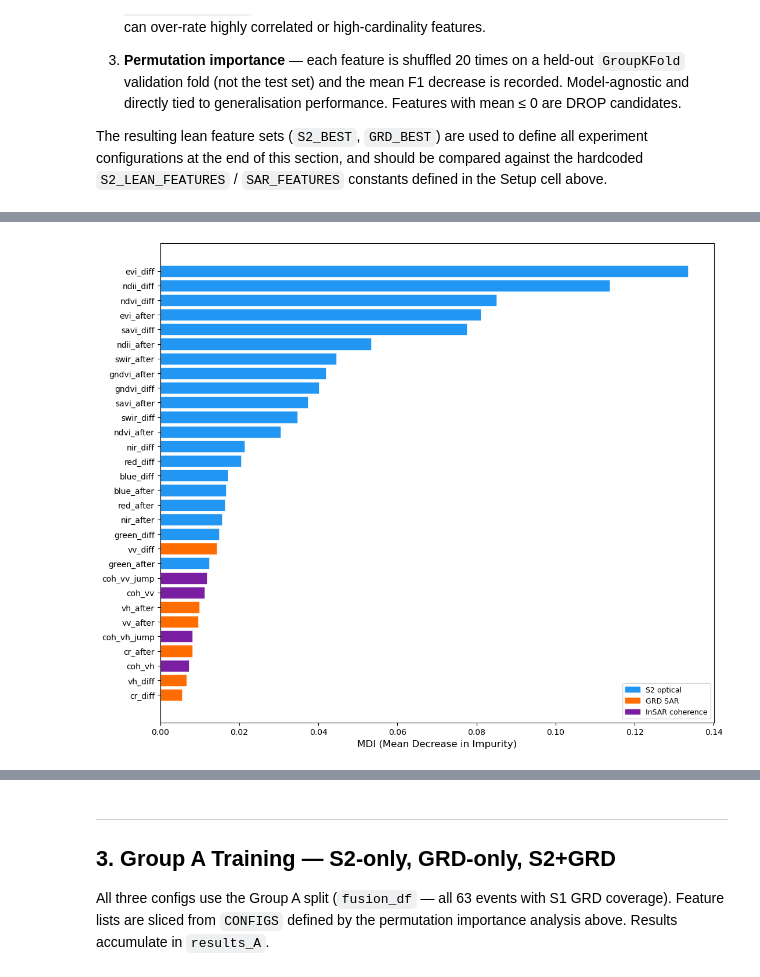
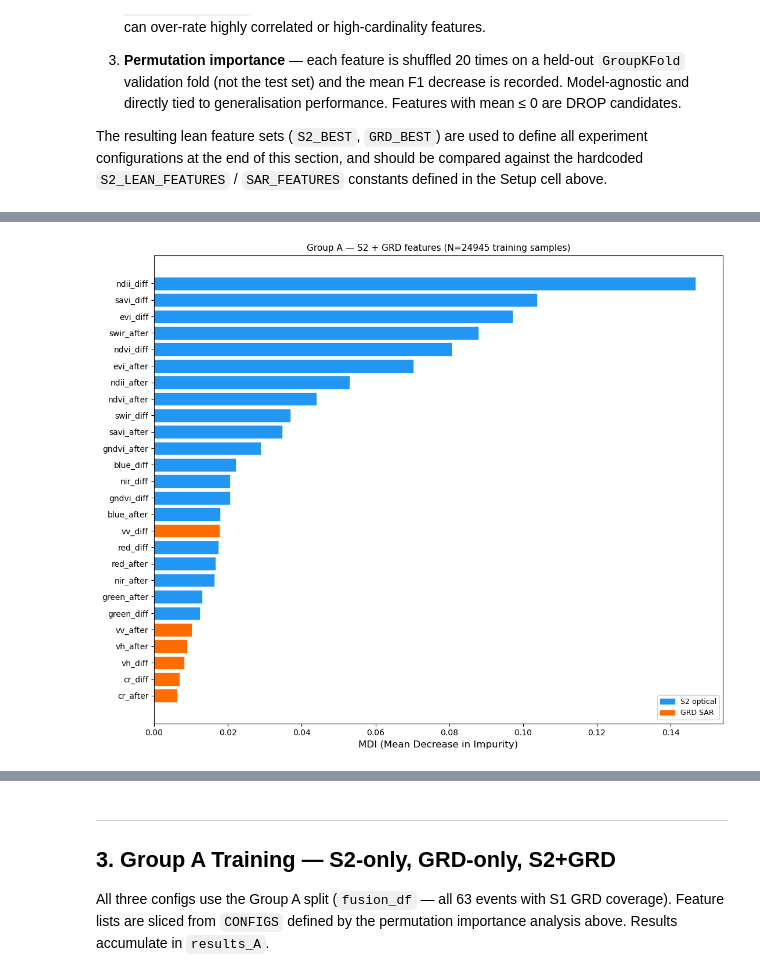
Before and after one commit to klaveflo/satellite-mowing-detection, a Jupyter notebook: notebooks/08_model_training.ipynb, the cells around one changed output, grey strips where cells are left out. Saved outputs shown, nothing was run; the diff lists cells and outputs as text; code cells hidden in the pictures.

```diff
--- a/notebooks/08_model_training.ipynb
+++ b/notebooks/08_model_training.ipynb
@@ -60,7 +60,7 @@ IMG_DIR = DOCS_DIR
 
 # Feature constants used by the feature selection analysis (Section 2 below)
 SAR_FEATURES = ['vv_after', 'vh_after', 'cr_after', 'vv_diff', 'vh_diff', 'cr_diff']
-COH_FEATURES = ['coh_vv', 'coh_vh', 'coh_vv_jump', 'coh_vh_jump']
+COH_FEATURES = ['coh_before_vv', 'coh_before_vh', 'coh_after_vv', 'coh_after_vh', 'coh_vv_jump', 'coh_vh_jump']
 
 # Group A: all events with S1 GRD coverage (S2 + GRD feature columns available)
 fusion_df = pd.read_csv(SAMPLES_FUSION_CSV)
@@ -284,57 +289,84 @@ Highly correlated feature pairs (|r| > 0.85, sorted by |r| desc):
   InSAR coherence       : no pairs above threshold
 # %%
 # ── STEP 3 — Preliminary RF for MDI ─────────────────────────────────────────
-# Trained on all 30 features using the feature-selection training split.
-# FOR FEATURE SELECTION ONLY — this model is NOT saved to models/
+# Analysis A: S2 + GRD features on Group A (fusion_df, 26 features)
+# Analysis B: Coherence features on Group B (coh_df training split, 4 features)
+# FOR FEATURE SELECTION ONLY — these models are NOT saved to models/
 
 print('─' * 70)
-print('STEP 3 — Preliminary RF (n_estimators=200) for MDI  [not saved to models/]')
+print('STEP 3 — MDI Feature Importance  [not saved to models/]')
 print('─' * 70)
 
 from sklearn.ensemble import RandomForestClassifier
-from sklearn.model_selection import GroupKFold
-from sklearn.metrics import f1_score as _f1
+from sklearn.model_selection import GroupShuffleSplit as _GSS
 
-X_fs = fs_train_df[FS_ALL_30]
-y_fs = fs_train_df['label']
+FS_ALL_26 = FS_ALL_S2 + SAR_FEATURES  # 26 features: 20 S2 optical + 6 GRD SAR (no coherence)
 
-# 5-fold GroupKFold CV for a stable performance estimate
-_gkf_fs = GroupKFold(n_splits=5)
-_cv_f1s = []
-for _fold_i, (_tr, _va) in enumerate(_gkf_fs.split(X_fs, y_fs, fs_groups_train)):
-    _tmp = RandomForestClassifier(n_estimators=200, max_depth=None,
-                                   random_state=42, n_jobs=-1)
-    _tmp.fit(X_fs.iloc[_tr], y_fs.iloc[_tr])
-    _cv_f1s.append(_f1(y_fs.iloc[_va], _tmp.predict(X_fs.iloc[_va])))
-    print(f'  Fold {_fold_i + 1}/5 — F1 = {_cv_f1s[-1]:.4f}')
+# ── Analysis A: S2 + GRD on fusion_df (Group A) ─────────────────────────────
+print('\n── Analysis A: S2 + GRD features (Group A, fusion_df) ──')
+_fs_A_base = fusion_df[FS_ALL_26 + ['match_id', 'label']].dropna(subset=FS_ALL_26)
+_gss_A = _GSS(n_splits=1, test_size=0.2, random_state=42)
+_tr_idx_A, _ = next(_gss_A.split(_fs_A_base[FS_ALL_26], _fs_A_base['label'], _fs_A_base['match_id']))
+fs_train_A  = _fs_A_base.iloc[_tr_idx_A].copy()
+fs_groups_A = fs_train_A['match_id']
+print(f'Analysis A training set: {len(fs_train_A)} samples, {fs_groups_A.nunique()} events')
 
-print(f'\nGroupKFold CV F1: {np.mean(_cv_f1s):.4f} ± {np.std(_cv_f1s):.4f}')
+X_fs_A = fs_train_A[FS_ALL_26]
+y_fs_A = fs_train_A['label']
 
-# Final RF on all feature-selection training data — MDI extracted from this
-_rf_full = RandomForestClassifier(n_estimators=200, max_depth=None,
-                                   random_state=42, n_jobs=-1)
-_rf_full.fit(X_fs, y_fs)
-print(f'Preliminary RF trained on {len(X_fs)} samples (MDI extraction only).')
+_rf_A = RandomForestClassifier(n_estimators=200, max_depth=None, random_state=42, n_jobs=-1)
+_rf_A.fit(X_fs_A, y_fs_A)
+print(f'Preliminary RF trained on {len(X_fs_A)} samples (Analysis A, MDI only).')
 
-mdi_series = pd.Series(_rf_full.feature_importances_, index=FS_ALL_30).sort_values(ascending=False)
+mdi_A = pd.Series(_rf_A.feature_importances_, index=FS_ALL_26).sort_values(ascending=False)
 
-print('\nMDI ranking (all 30 features):')
-for _rnk, (_feat, _val) in enumerate(mdi_series.items(), 1):
-    print(f'  {_rnk:>2}. {_feat:<22}  MDI = {_val:.5f}  [{_feat_group[_feat]}]')
+print(f'\nMDI ranking — S2 + GRD (Group A, N={len(fs_train_A)}):')
+for _rnk, (_feat, _val) in enumerate(mdi_A.items(), 1):
+    print(f'  {_rnk:>2}. {_feat:<22}  MDI = {_val:.5f}  [{_feat_group.get(_feat, "")}]')
 
-# Horizontal bar chart, colored by modality
-_mp = mdi_series.sort_values(ascending=True)
+_mp_A = mdi_A.sort_values(ascending=True)
+_legend_A = [
+    mpatches.Patch(color=FS_COLOR_S2,  label='S2 optical'),
+    mpatches.Patch(color=FS_COLOR_GRD, label='GRD SAR'),
+]
 fig, ax = plt.subplots(figsize=(11, 9))
-ax.barh(_mp.index, _mp.values,
-        color=[_fs_bar_color(f) for f in _mp.index],
+ax.barh(_mp_A.index, _mp_A.values,
+        color=[_fs_bar_color(f) for f in _mp_A.index],
         edgecolor='white', linewidth=0.4)
 ax.set_xlabel('MDI (Mean Decrease in Impurity)', fontsize=12)
-#ax.set_title('Feature Importance (MDI) — Preliminary RF, all 30 features\n'
-#             '[FOR FEATURE SELECTION ONLY — not saved to models/]', fontsize=11)
-ax.legend(handles=FS_LEGEND, loc='lower right', fontsize=9)
+ax.set_title(f'Group A — S2 + GRD features (N={len(fs_train_A)} training samples)', fontsize=11)
+ax.legend(handles=_legend_A, loc='lower right', fontsize=9)
 plt.tight_layout()
 fig.savefig(IMG_DIR / 'mdi_importance.png', dpi=150, bbox_inches='tight')
 plt.show()
 print(f'Saved → {IMG_DIR / "mdi_importance.png"}')
+
+# ── Analysis B: Coherence features on coh_df training split (Group B) ───────
+print('\n── Analysis B: Coherence features only (Group B, coh_df) ──')
+# fs_train_df and fs_groups_train are defined in the Pearson cell (Group B split)
+X_fs_B = fs_train_df[COH_FEATURES]
+y_fs_B = fs_train_df['label']
+print(f'Analysis B training set: {len(X_fs_B)} samples, {fs_groups_train.nunique()} events')
+
+_rf_B = RandomForestClassifier(n_estimators=200, max_depth=None, random_state=42, n_jobs=-1)
+_rf_B.fit(X_fs_B, y_fs_B)
+print(f'Preliminary RF trained on {len(X_fs_B)} samples (Analysis B, MDI only).')
+
+mdi_B = pd.Series(_rf_B.feature_importances_, index=COH_FEATURES).sort_values(ascending=False)
+
+print(f'\nMDI ranking — Coherence (Group B, N={len(X_fs_B)}):')
+for _rnk, (_feat, _val) in enumerate(mdi_B.items(), 1):
+    print(f'  {_rnk:>2}. {_feat:<22}  MDI = {_val:.5f}')
+
+_mp_B = mdi_B.sort_values(ascending=True)
+fig, ax = plt.subplots(figsize=(8, 4))
+ax.barh(_mp_B.index, _mp_B.values,
+        color=FS_COLOR_COH, edgecolor='white', linewidth=0.4)
+ax.set_xlabel('MDI (Mean Decrease in Impurity)', fontsize=12)
+ax.set_title(f'Group B — Coherence features only (N={len(X_fs_B)} training samples)', fontsize=11)
+plt.tight_layout()
+fig.savefig(IMG_DIR / 'mdi_importance_B.png', dpi=150, bbox_inches='tight')
+plt.show()
+print(f'Saved → {IMG_DIR / "mdi_importance_B.png"}')
 # %% [output]
 ──────────────────────────────────────────────────────────────────────
@@ -357,2 +389,2 @@ Preliminary RF trained on 15088 samples (MDI extraction only).
-[figure, old version]
+[figure, new version]
 Saved → C:\Workspace\ZHAW\6_Semester\satellite-mowing-detection\docs\images\mdi_importance.png
```
Also changed, not shown: parts of 23 cells of this notebook, 23 other files.
